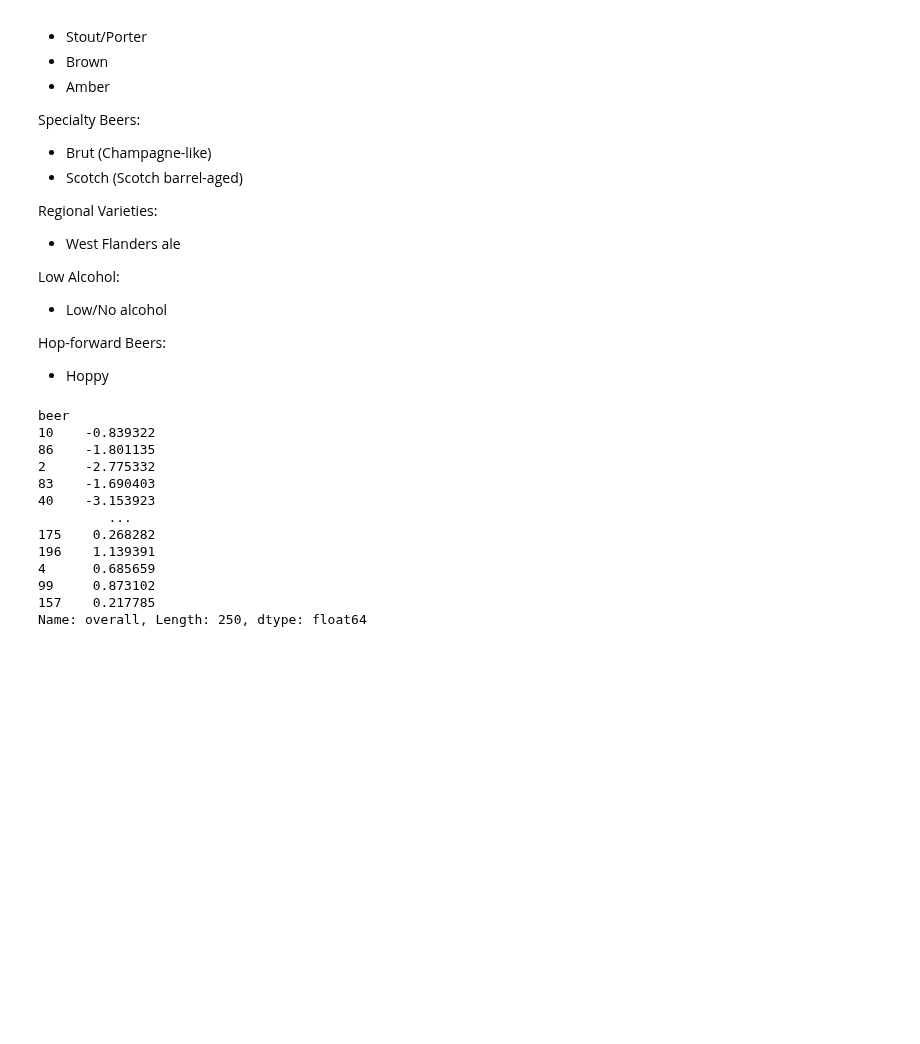
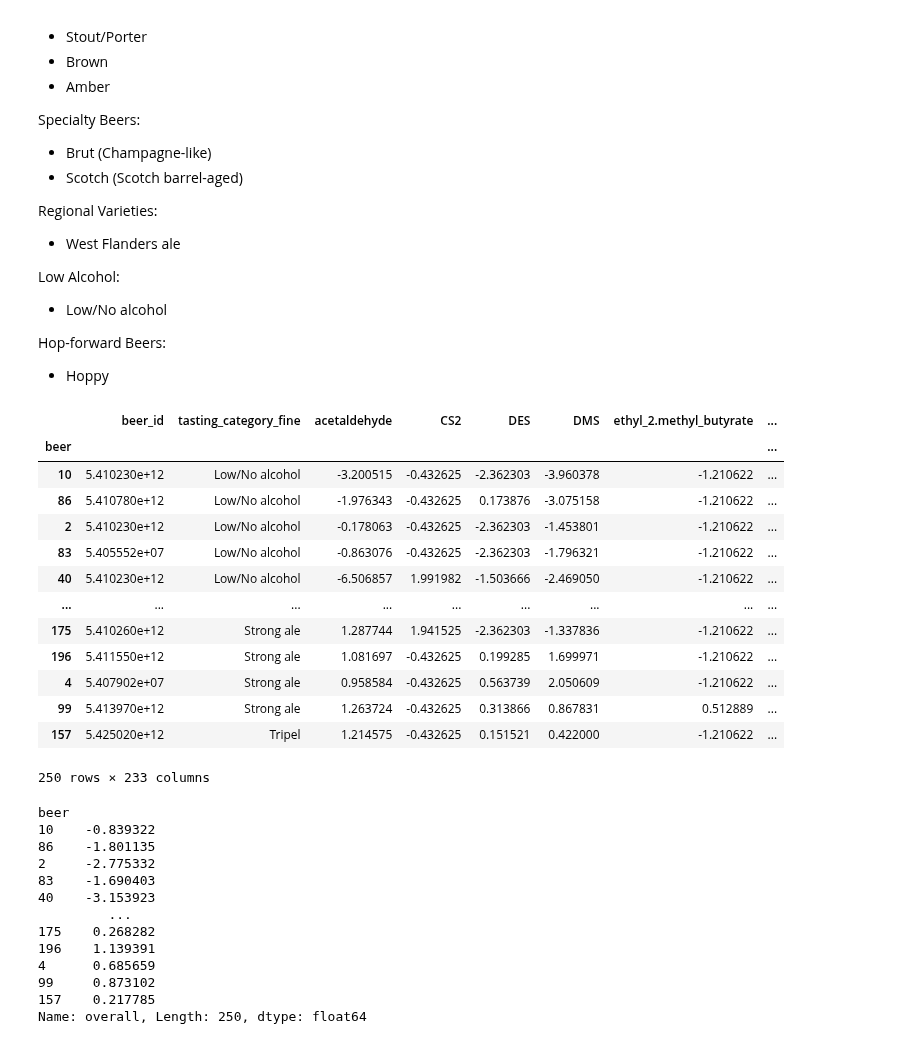
Before and after one commit to Rory-Dam/master_thesis, a Jupyter notebook: beer/reduced_dataset.ipynb, the cells around one changed output. Cells and saved outputs as stored; diff of their text form; code cells hidden in the pictures; blank space fills up the shorter version.

```diff
--- a/beer/reduced_dataset.ipynb
+++ b/beer/reduced_dataset.ipynb
@@ -149,0 +148,17 @@ filled_labels_ratebeer[filled_labels_ratebeer.columns[2:]] = filled_labels_rateb
+# %%
+filled_features
+# %% [output]
+|  | beer_id | tasting_category_fine | acetaldehyde | CS2 | DES | DMS | ethyl_2.methyl_butyrate | ... |
+| beer |  |  |  |  |  |  |  | ... |
+| 10 | 5.410230e+12 | Low/No alcohol | -3.200515 | -0.432625 | -2.362303 | -3.960378 | -1.210622 | ... |
+| 86 | 5.410780e+12 | Low/No alcohol | -1.976343 | -0.432625 | 0.173876 | -3.075158 | -1.210622 | ... |
+| 2 | 5.410230e+12 | Low/No alcohol | -0.178063 | -0.432625 | -2.362303 | -1.453801 | -1.210622 | ... |
+| 83 | 5.405552e+07 | Low/No alcohol | -0.863076 | -0.432625 | -2.362303 | -1.796321 | -1.210622 | ... |
+| 40 | 5.410230e+12 | Low/No alcohol | -6.506857 | 1.991982 | -1.503666 | -2.469050 | -1.210622 | ... |
+| ... | ... | ... | ... | ... | ... | ... | ... | ... |
+| 175 | 5.410260e+12 | Strong ale | 1.287744 | 1.941525 | -2.362303 | -1.337836 | -1.210622 | ... |
+| 196 | 5.411550e+12 | Strong ale | 1.081697 | -0.432625 | 0.199285 | 1.699971 | -1.210622 | ... |
+| 4 | 5.407902e+07 | Strong ale | 0.958584 | -0.432625 | 0.563739 | 2.050609 | -1.210622 | ... |
+| 99 | 5.413970e+12 | Strong ale | 1.263724 | -0.432625 | 0.313866 | 0.867831 | 0.512889 | ... |
+| 157 | 5.425020e+12 | Tripel | 1.214575 | -0.432625 | 0.151521 | 0.422000 | -1.210622 | ... |
+250 rows × 233 columns
```
Also changed, not shown: parts of 11 cells of this notebook, 13 other files.
